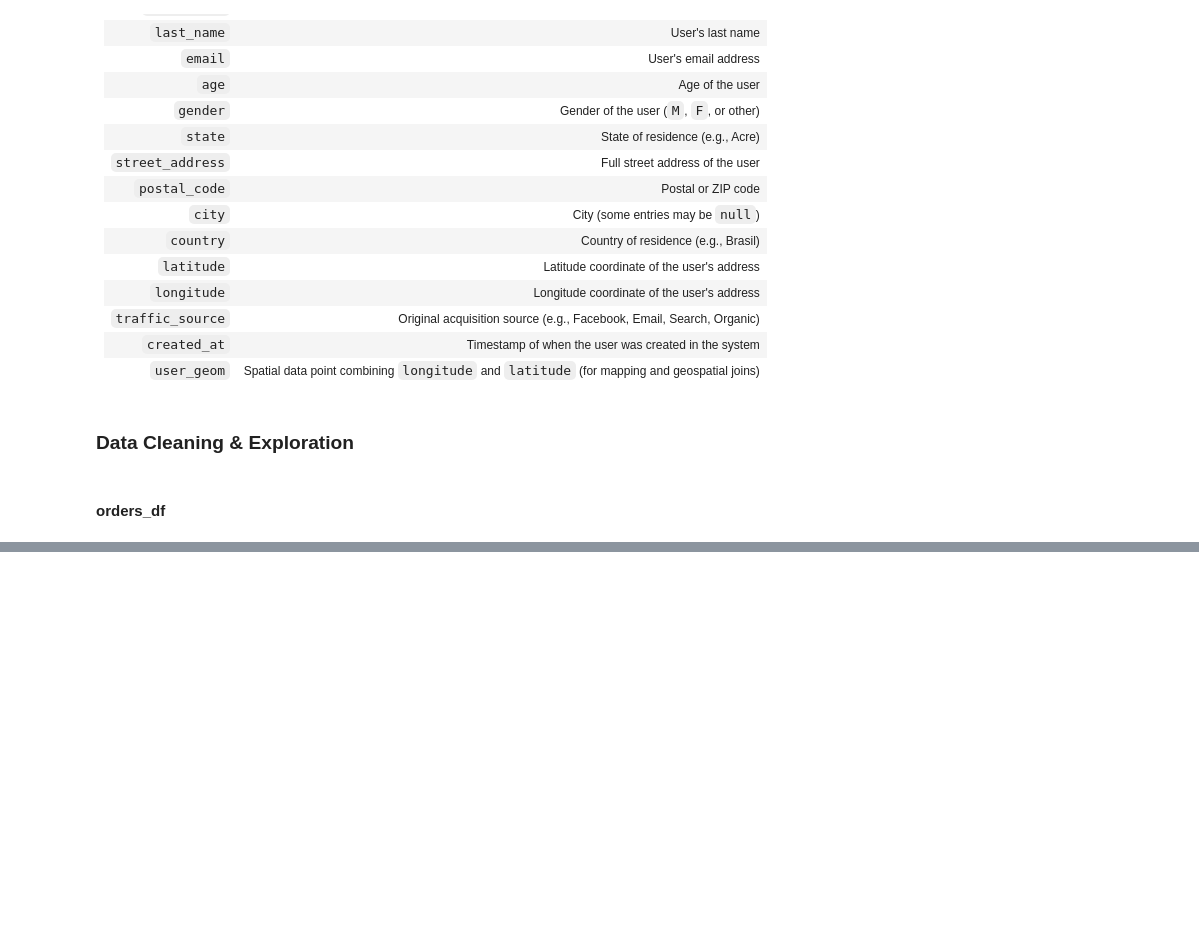
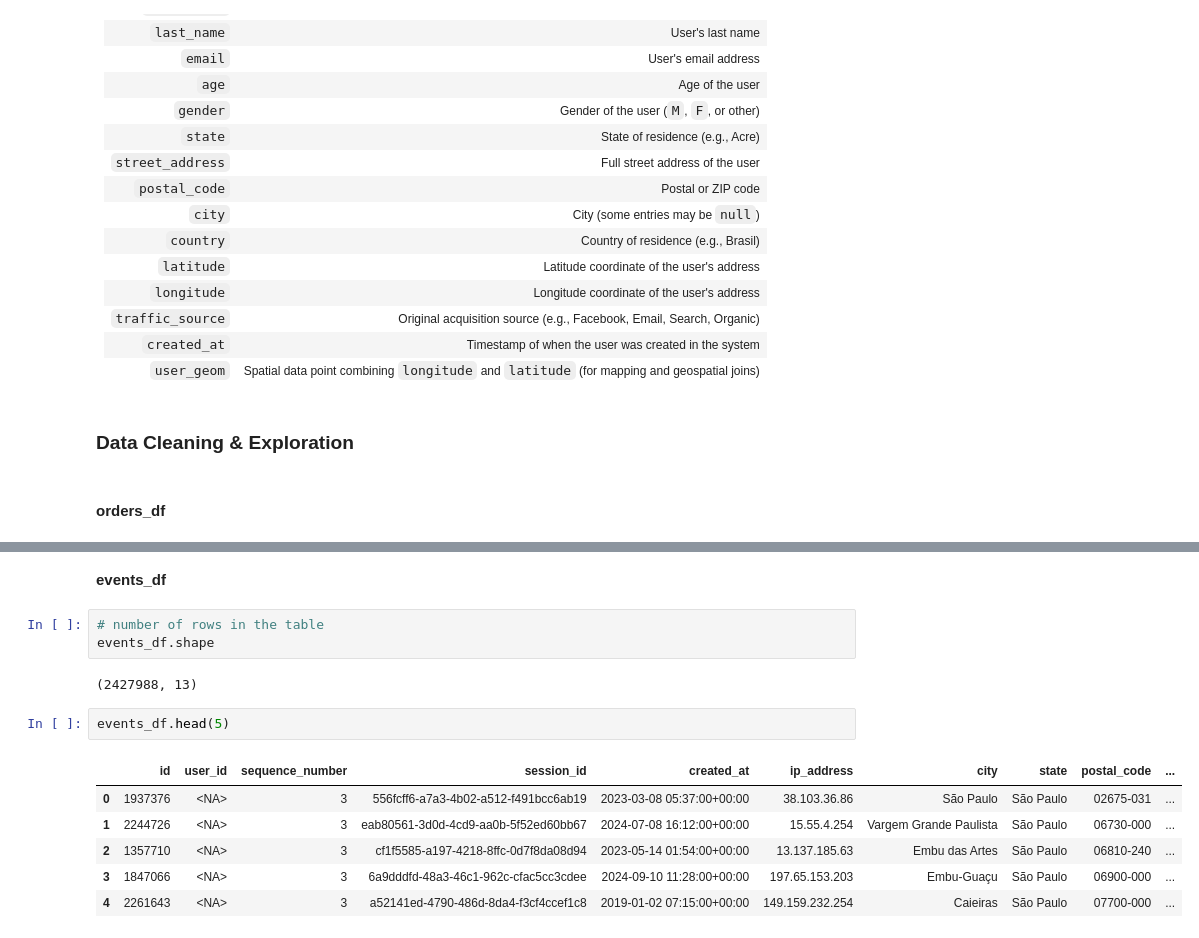
Before and after one commit to JuliusFemi/Capstone_project, a Jupyter notebook: code.ipynb, the cells around one changed output, grey strips where cells are left out. Cells and saved outputs as stored; diff of their text form; blank space fills up the shorter version.

```diff
--- a/code.ipynb
+++ b/code.ipynb
@@ -359,0 +425,16 @@ orders_df.head()
+# %% [markdown]
+**events_df**
+# %%
+# number of rows in the table
+events_df.shape
+# %% [output]
+(2427988, 13)
+# %%
+events_df.head(5)
+# %% [output]
+|  | id | user_id | sequence_number | session_id | created_at | ip_address | city | state | postal_code | ... |
+| 0 | 1937376 | <NA> | 3 | 556fcff6-a7a3-4b02-a512-f491bcc6ab19 | 2023-03-08 05:37:00+00:00 | 38.103.36.86 | São Paulo | São Paulo | 02675-031 | ... |
+| 1 | 2244726 | <NA> | 3 | eab80561-3d0d-4cd9-aa0b-5f52ed60bb67 | 2024-07-08 16:12:00+00:00 | 15.55.4.254 | Vargem Grande Paulista | São Paulo | 06730-000 | ... |
+| 2 | 1357710 | <NA> | 3 | cf1f5585-a197-4218-8ffc-0d7f8da08d94 | 2023-05-14 01:54:00+00:00 | 13.137.185.63 | Embu das Artes | São Paulo | 06810-240 | ... |
+| 3 | 1847066 | <NA> | 3 | 6a9dddfd-48a3-46c1-962c-cfac5cc3cdee | 2024-09-10 11:28:00+00:00 | 197.65.153.203 | Embu-Guaçu | São Paulo | 06900-000 | ... |
+| 4 | 2261643 | <NA> | 3 | a52141ed-4790-486d-8da4-f3cf4ccef1c8 | 2019-01-02 07:15:00+00:00 | 149.159.232.254 | Caieiras | São Paulo | 07700-000 | ... |
```
Also changed, not shown: parts of 67 cells of this notebook, 2 other files.
